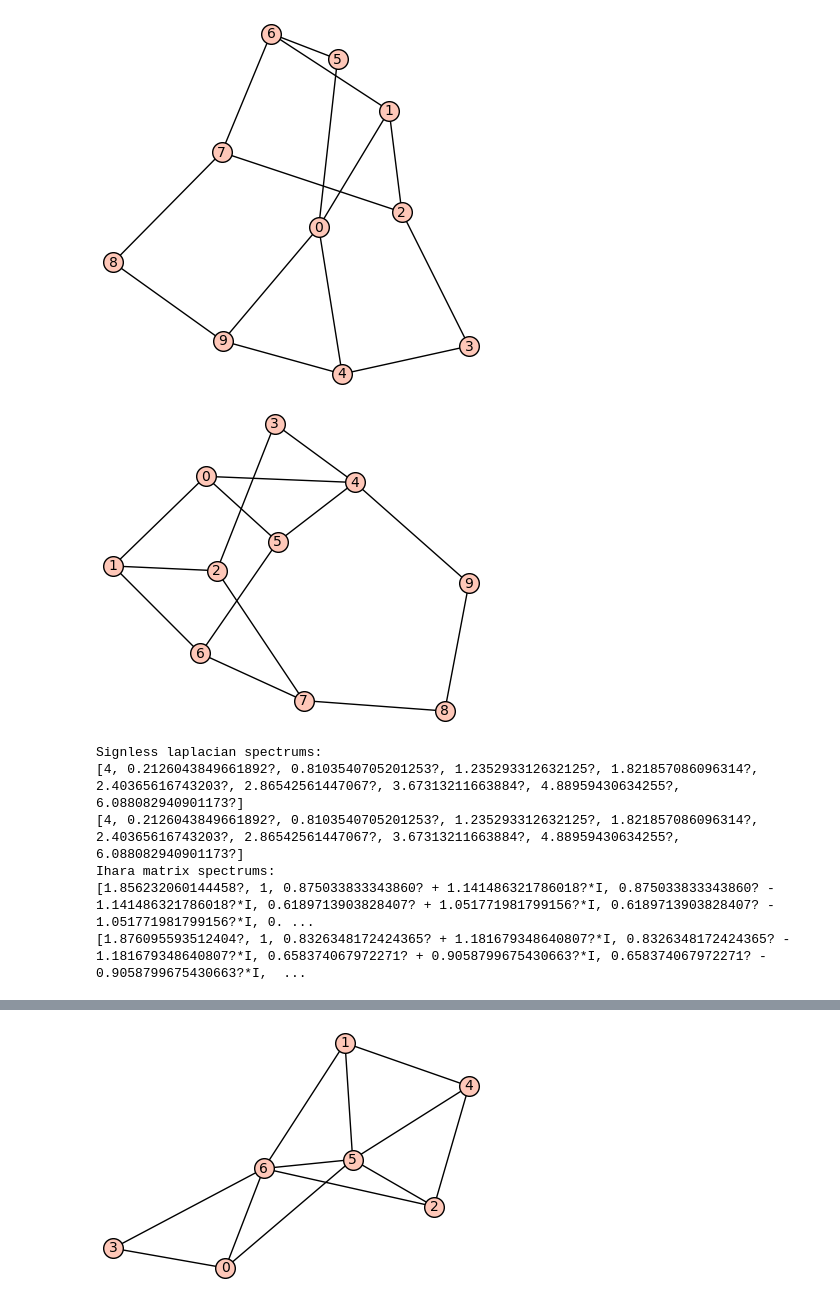
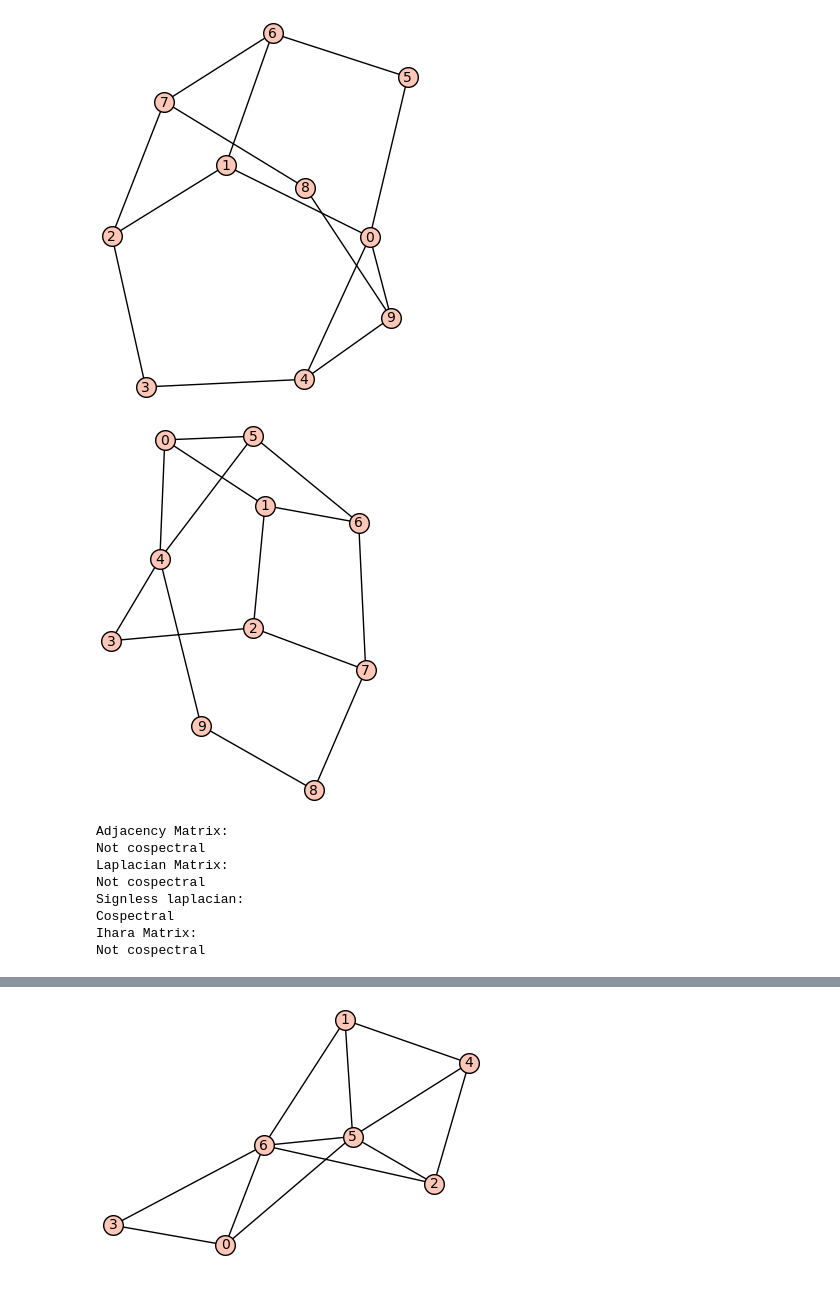
Before and after one commit to davizacheu/Spectral-Graph-Theory-Research, a Jupyter notebook: NB_Functions.ipynb, the cells around one changed output, grey strips where cells are left out. Saved outputs shown, nothing was run; the diff lists cells and outputs as text; code cells hidden in the pictures.

```diff
--- a/NB_Functions.ipynb
+++ b/NB_Functions.ipynb
@@ -18,7 +22,7 @@ def deg_matrix(G):
 
 def ihara_matrix(G):
     A = G.adjacency_matrix(); D=deg_matrix(G); I = identity_matrix(G.order()); Z=matrix.zero(G.order())
-    return block_matrix(QQbar, [[A,D-I],[-I,Z]], subdivide = false)
+    return block_matrix(QQbar, [[A,D-I],[-I,Z]], subdivide = False)
 # %%
 #Returns the normal transition probabillity matrix P of graph G
 
@@ -509,39 +386,29 @@ these are the ihara matrix spectrums:
 # %%
 # FINDINGS: being cospectral in regards to signless laplacian does NOT imply cospectrality in regards to Ihara matrix
 
 #Two graphs on 10 vertices which are cospectral in terms of Q (signless laplacian) matrix
 
 g1 = {0:[1,4,5,9], 6:[1,5,7], 2:[1,3,7], 8:[7,9], 4:[3,9]}
 g2 = {0:[1,4,5], 6:[1,5,7], 2:[1,3,7], 8:[7,9], 4:[3,5,9]}
 
 g1 = Graph(g1)
 g2 = Graph(g2)
 
 show(g1)
 show(g2)
 
-Q_g1 = g1.kirchhoff_matrix(signless=True)
-Q_g2 = g2.kirchhoff_matrix(signless=True)
-
-print("Signless laplacian spectrums: ")
-print(Q_g1.eigenvalues())
-print(Q_g2.eigenvalues())
-
-K_g1 = ihara_matrix(g1)
-K_g2 = ihara_matrix(g2)
-
-print("Ihara matrix spectrums: ")
-print(K_g1.eigenvalues())
-print(K_g2.eigenvalues())
+are_cospectral(g1,g2)
 # %% [output]
-[figure, old version]
+[figure, new version]
-[figure, old version]
+[figure, new version]
-Signless laplacian spectrums:
-[4, 0.2126043849661892?, 0.8103540705201253?, 1.235293312632125?, 1.821857086096314?, 2.40365616743203?, 2.86542561447067?, 3.67313211663884?, 4.88959430634255?, 6.088082940901173?]
-[4, 0.2126043849661892?, 0.8103540705201253?, 1.235293312632125?, 1.821857086096314?, 2.40365616743203?, 2.86542561447067?, 3.67313211663884?, 4.88959430634255?, 6.088082940901173?]
-Ihara matrix spectrums:
-[1.856232060144458?, 1, 0.875033833343860? + 1.141486321786018?*I, 0.875033833343860? - 1.141486321786018?*I, 0.6189713903828407? + 1.051771981799156?*I, 0.6189713903828407? - 1.051771981799156?*I, 0. ...
-[1.876095593512404?, 1, 0.8326348172424365? + 1.181679348640807?*I, 0.8326348172424365? - 1.181679348640807?*I, 0.658374067972271? + 0.9058799675430663?*I, 0.658374067972271? - 0.9058799675430663?*I,  ...
+Adjacency Matrix:
+Not cospectral
+Laplacian Matrix:
+Not cospectral
+Signless laplacian:
+Cospectral
+Ihara Matrix:
+Not cospectral
 # %%
 #Another counter-example like the previous
 
```
Also changed, not shown: parts of 14 cells of this notebook.
